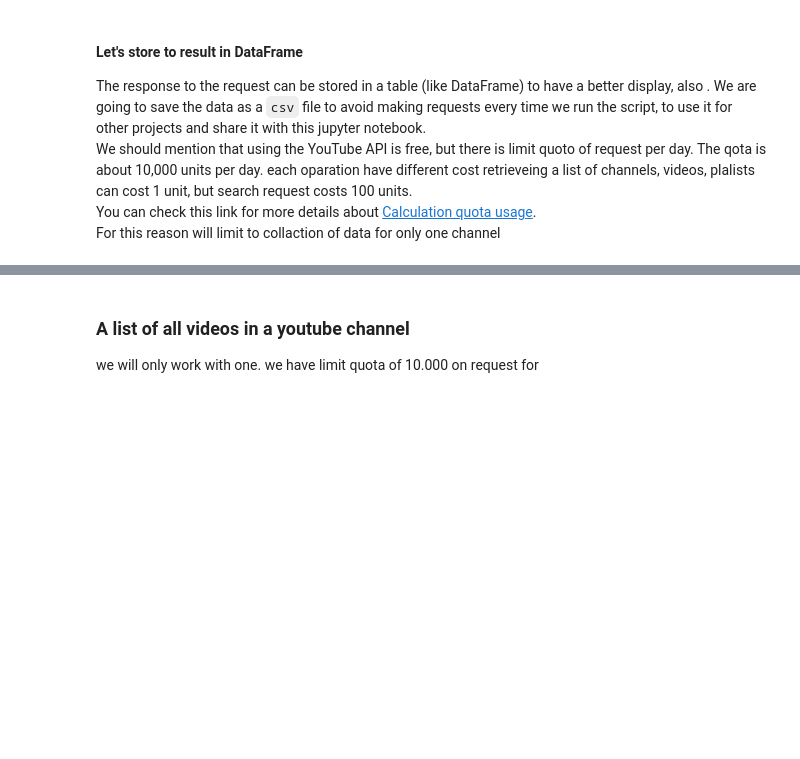
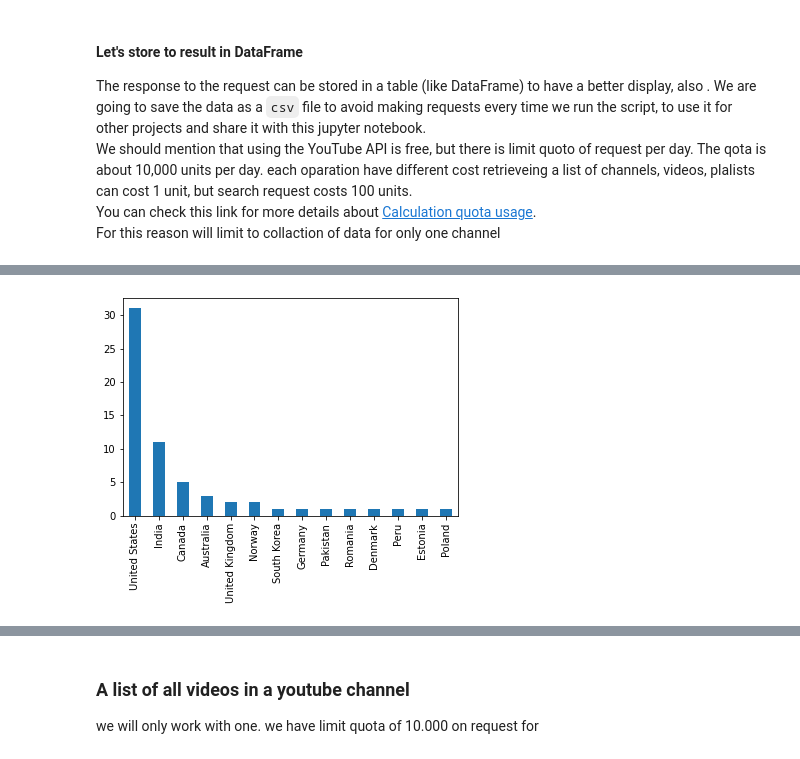
Before and after one commit to zakicode19/YouTubeApi, a Jupyter notebook: youtube_api.ipynb, the cells around one changed output, grey strips where cells are left out. Cells and saved outputs as stored; diff of their text form; code cells hidden in the pictures; blank space fills up the shorter version.

```diff
--- a/youtube_api.ipynb
+++ b/youtube_api.ipynb
@@ -123,0 +414,2 @@ channels_stat.country.value_counts()
+# %%
+country_map2 = {index:country_code[index]  if country_count.loc[index] > 1 else 'Other' for index in country_list}
@@ -123,0 +435,2 @@ channels_stat.country.value_counts()
+# %%
+summery_df.rename({'country':'countryCode'}, axis=1, inplace=True)
@@ -123,0 +439,2 @@ channels_stat.country.value_counts()
+# %%
+summery_df['country'] = summery_df.countryCode.map(country_map)
@@ -123,0 +443,2 @@ channels_stat.country.value_counts()
+# %%
+summery_df['countryOther'] = summery_df.countryCode.map(country_map2)
@@ -123,0 +507,7 @@ channels_stat.country.value_counts()
+# %%
+import matplotlib.pyplot as plt
+
+
+_ = summery_df['country'].value_counts().plot.bar()
+# %% [output]
+[figure, added]
```
Also changed, not shown: parts of 93 cells of this notebook, 3 other files.
